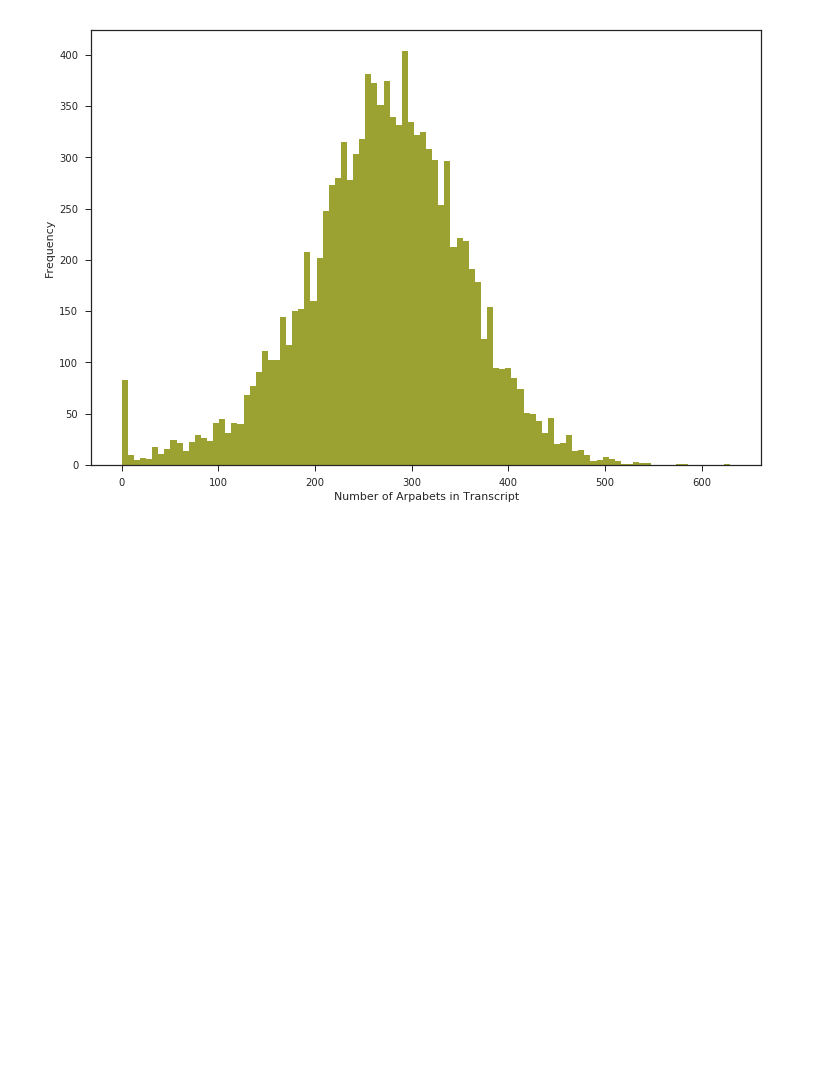
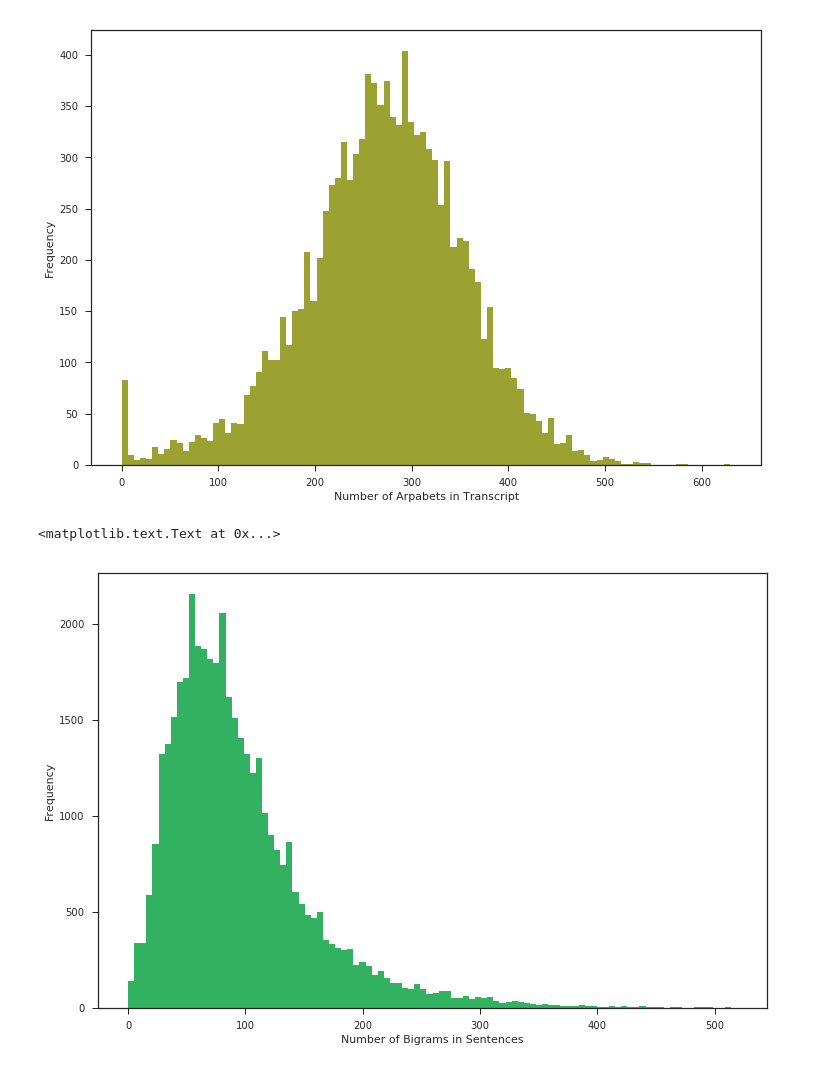
Before and after one commit to loongchh/native-language-cnn, a Jupyter notebook: preprocess.ipynb, the cells around one changed output. Cells and saved outputs as stored; diff of their text form; code cells hidden in the pictures; blank space fills up the shorter version.

```diff
--- a/Plot.ipynb
+++ b/preprocess.ipynb
@@ -20,6 +20,13 @@ arpabet_length_dict = {}
 for fl in file_list:
     ngram_length_dict[fl] = len(open(os.path.join(ngram_dir, fl)).read().split())
     arpabet_length_dict[fl] = len(open(os.path.join(arpabet_dir, fl)).read().split())
+# %%
+ngram_line_length = []
+arpabet_line_length = []
+
+for fl in file_list:
+    ngram_line_length += [len(line.split()) for line in open(os.path.join(ngram_dir, fl)).readlines()]
+    arpabet_line_length += [len(line.split()) for line in open(os.path.join(arpabet_dir, fl)).readlines()]
 # %%
 fig1, ax1 = plt.subplots()
 sns.set_palette(sns.husl_palette(1, h=0.68))
@@ -38,3 +45,12 @@ ax1.set_ylabel('Frequency')
 # %% [output]
 <matplotlib.text.Text at 0x...>
 [figure]
+# %%
+fig1, ax1 = plt.subplots()
+sns.set_palette(sns.husl_palette(1, h=0.38))
+n, bins, patches = ax1.hist(ngram_line_length, bins=100)
+ax1.set_xlabel('Number of Bigrams in Sentences')
+ax1.set_ylabel('Frequency')
+# %% [output]
+<matplotlib.text.Text at 0x...>
+[figure, added]
```
Also changed, not shown: parts of 1 cell of this notebook, 3 other files.
